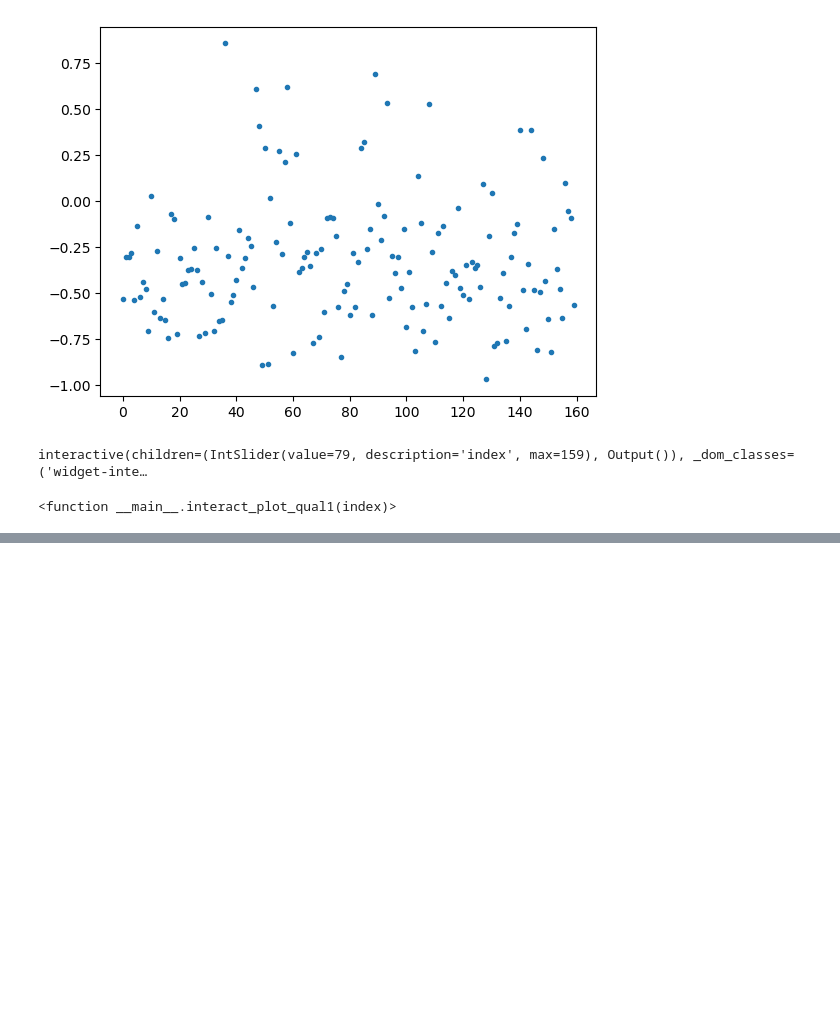
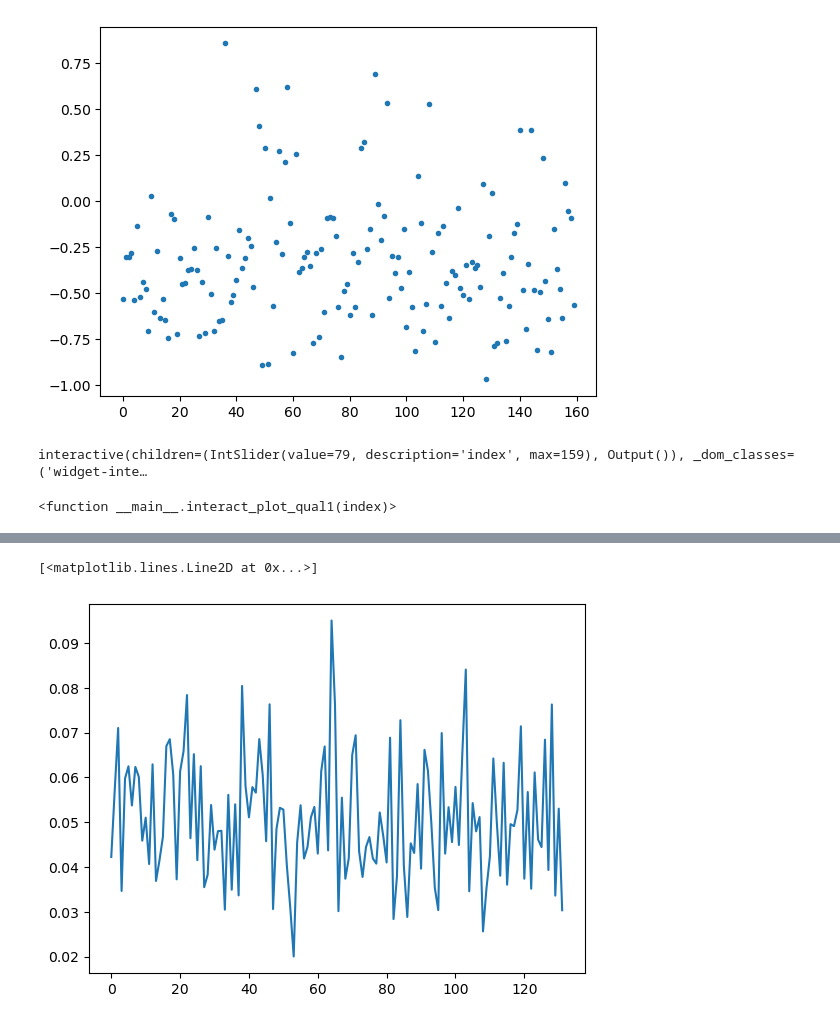
Before and after one commit to alexmundt/waveform-stft-denoise, a Jupyter notebook: Model - Testing.ipynb, the cells around one changed output, grey strips where cells are left out. Saved outputs shown, nothing was run; the diff lists cells and outputs as text; code cells hidden in the pictures; blank space fills up the shorter version.

```diff
--- a/Model - Testing.ipynb
+++ b/Model - Testing.ipynb
@@ -333,0 +373,5 @@ interactive(children=(IntSlider(value=79, description='index', max=159), Output(
+# %%
+plt.plot(var_compare)
+# %% [output]
+[<matplotlib.lines.Line2D at 0x...>]
+[figure, added]
```
Also changed, not shown: parts of 33 cells of this notebook.
